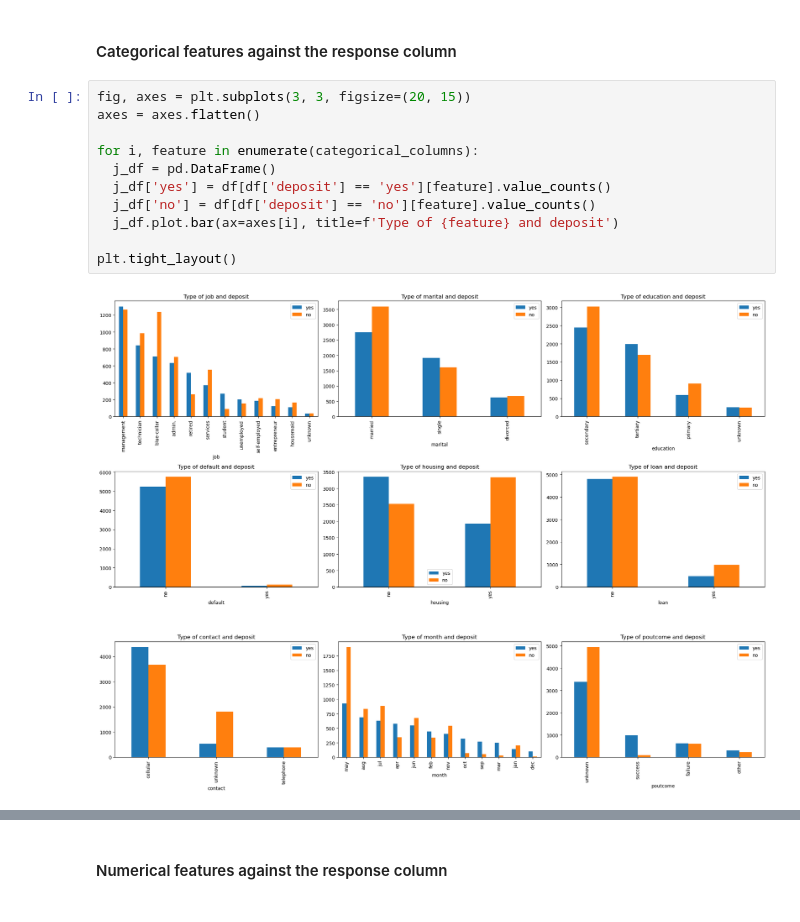
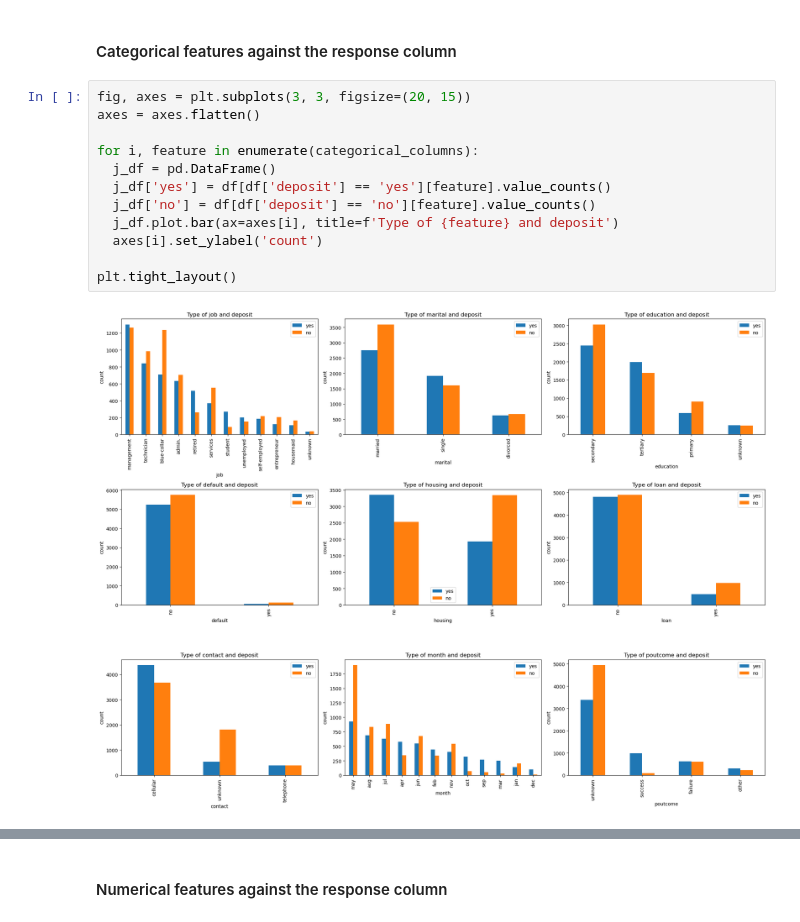
Before and after one commit to Migas77/FAA_Assignment1, a Jupyter notebook: bank_data_analysis.ipynb, the cells around one changed output, grey strips where cells are left out. Saved outputs shown, nothing was run; the diff lists cells and outputs as text.

```diff
--- a/bank_data_analysis.ipynb
+++ b/bank_data_analysis.ipynb
@@ -140,16 +139,17 @@ for variable, subplot in zip(categorical_columns, ax.flatten()):
 # %%
 fig, axes = plt.subplots(3, 3, figsize=(20, 15))
 axes = axes.flatten()
 
 for i, feature in enumerate(categorical_columns):
   j_df = pd.DataFrame()
   j_df['yes'] = df[df['deposit'] == 'yes'][feature].value_counts()
   j_df['no'] = df[df['deposit'] == 'no'][feature].value_counts()
   j_df.plot.bar(ax=axes[i], title=f'Type of {feature} and deposit')
+  axes[i].set_ylabel('count')
 
 plt.tight_layout()
 # %% [output]
-[figure, old version]
+[figure, new version]
 # %% [markdown]
 #### Distribution Numeric Columns
 The charts below illustrate the distribution of numerical data in the dataset. Upon analyzing each chart, the following observations can be made relative to each of the variables:
```
Also changed, not shown: parts of 8 cells of this notebook.
